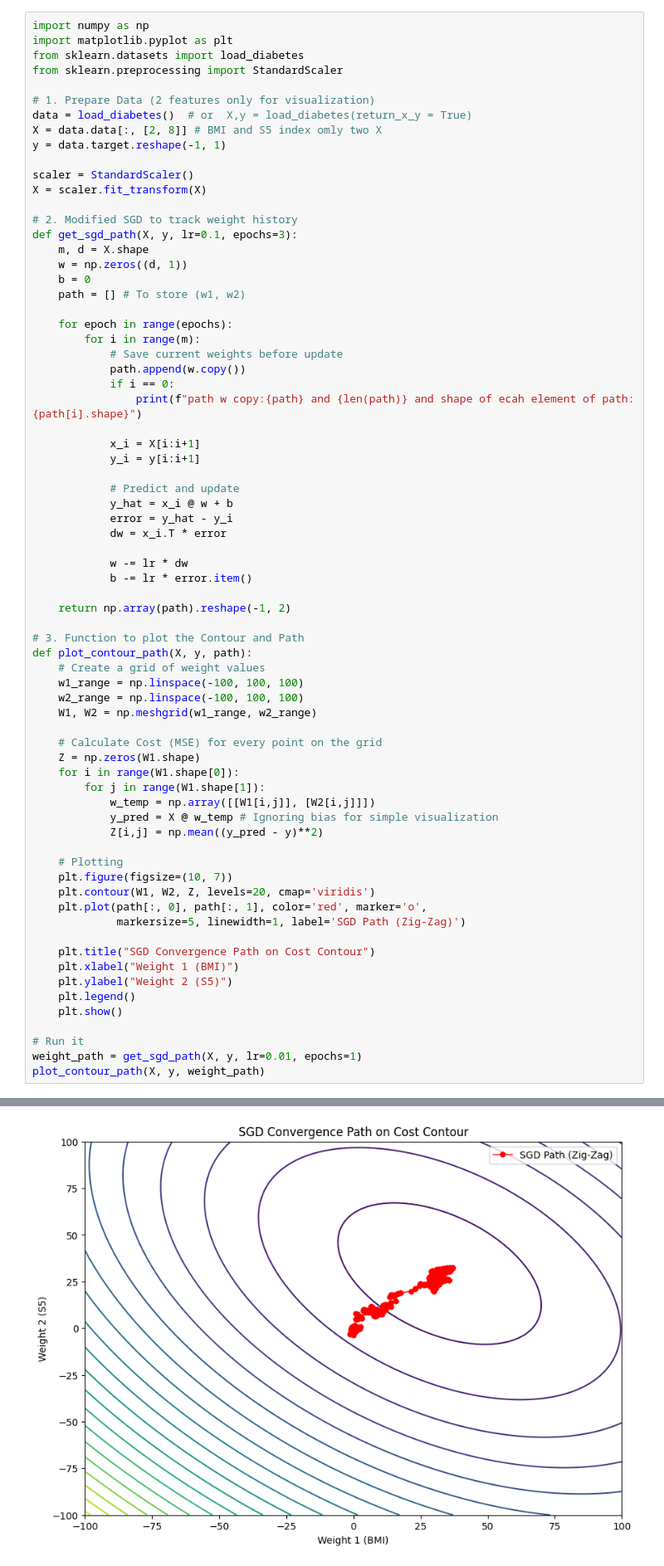
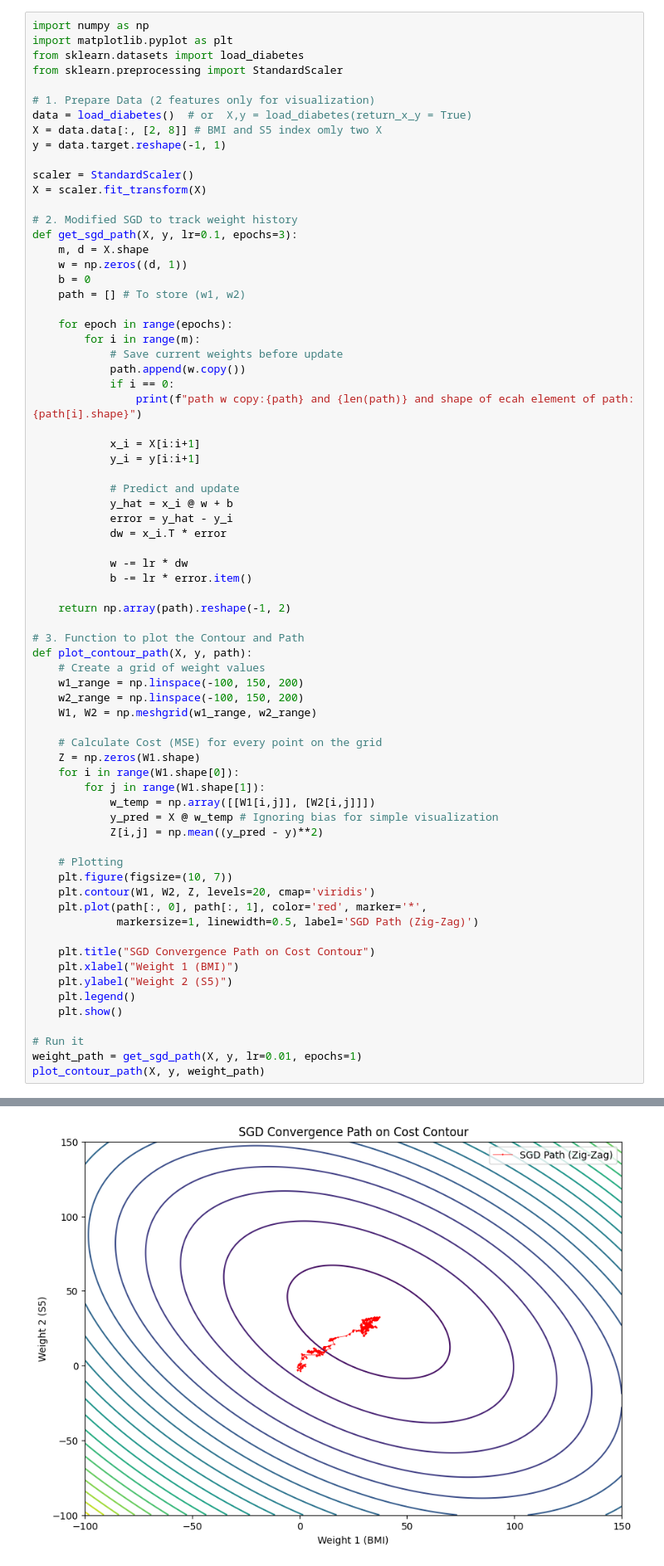
Before and after one commit to mohdrafik/machine-learning-basics, a Jupyter notebook: notebooks/ml.ipynb, the cells around one changed output, grey strips where cells are left out. Shown at 83% size. Drawn from its saved outputs; the diff is of its cells as text.

```diff
--- a/notebooks/ml.ipynb
+++ b/notebooks/ml.ipynb
@@ -797,36 +797,36 @@ def get_sgd_path(X, y, lr=0.1, epochs=3):
 
 # 3. Function to plot the Contour and Path
 def plot_contour_path(X, y, path):
     # Create a grid of weight values
-    w1_range = np.linspace(-100, 100, 100)
-    w2_range = np.linspace(-100, 100, 100)
+    w1_range = np.linspace(-100, 150, 200)
+    w2_range = np.linspace(-100, 150, 200)
     W1, W2 = np.meshgrid(w1_range, w2_range)
 
     # Calculate Cost (MSE) for every point on the grid
     Z = np.zeros(W1.shape)
     for i in range(W1.shape[0]):
         for j in range(W1.shape[1]):
             w_temp = np.array([[W1[i,j]], [W2[i,j]]])
             y_pred = X @ w_temp # Ignoring bias for simple visualization
             Z[i,j] = np.mean((y_pred - y)**2)
 
     # Plotting
     plt.figure(figsize=(10, 7))
     plt.contour(W1, W2, Z, levels=20, cmap='viridis')
-    plt.plot(path[:, 0], path[:, 1], color='red', marker='o',
-             markersize=5, linewidth=1, label='SGD Path (Zig-Zag)')
+    plt.plot(path[:, 0], path[:, 1], color='red', marker='*',
+             markersize=1, linewidth=0.5, label='SGD Path (Zig-Zag)')
 
     plt.title("SGD Convergence Path on Cost Contour")
     plt.xlabel("Weight 1 (BMI)")
     plt.ylabel("Weight 2 (S5)")
     plt.legend()
     plt.show()
 
 # Run it
 weight_path = get_sgd_path(X, y, lr=0.01, epochs=1)
 plot_contour_path(X, y, weight_path)
 # %% [output]
 path w copy:[array([[0.],
        [0.]])] and 1 and shape of ecah element of path:(2, 1)
-[figure, old version]
+[figure, new version]
 # %%
```
Also changed, not shown: parts of 5 cells of this notebook.
